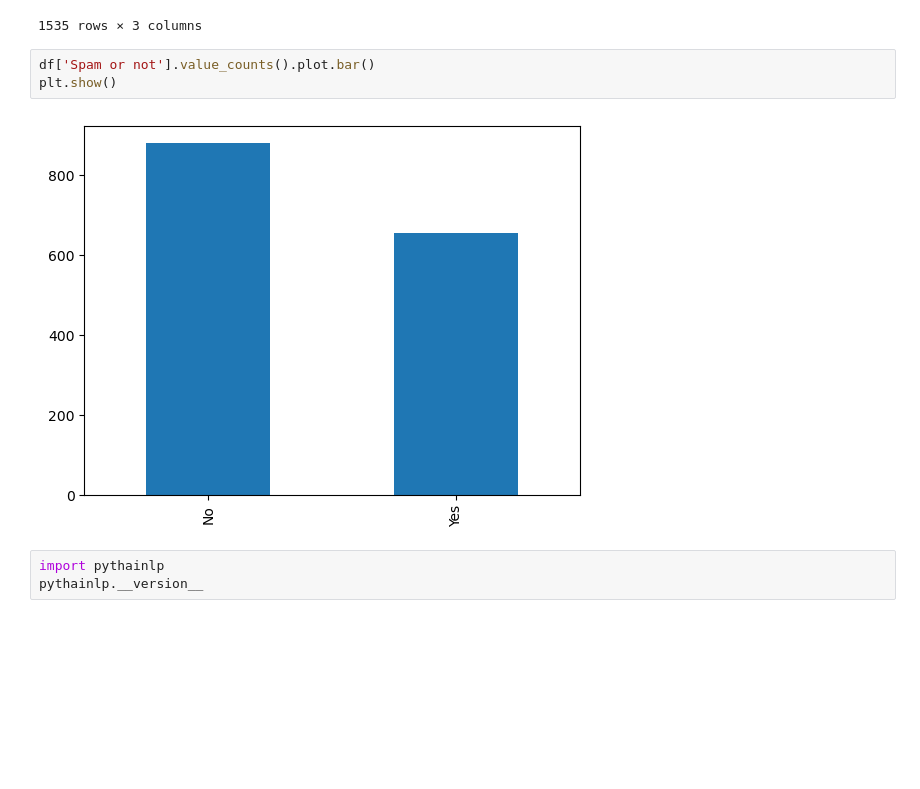
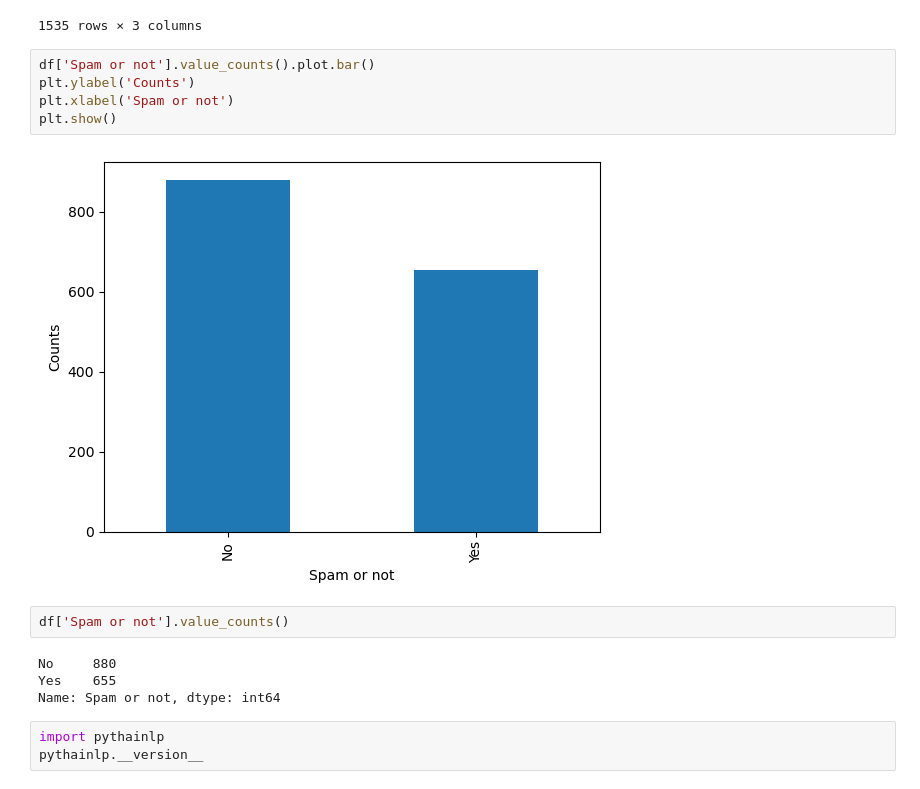
Before and after one commit to Phakamon/Work, a Jupyter notebook: Untitled12.ipynb, the cells around one changed output. Drawn from its saved outputs; the diff is of its cells as text; blank space fills up the shorter version.

```diff
--- a/Untitled12.ipynb
+++ b/Untitled12.ipynb
@@ -84,11 +84,19 @@ df
 | 2102 | 1NWLBCWHKnRCd94ttE5Ax5L1fYKaTE | หมูนุ่มน้ำมันงา นุ่มละมุน ละลายใน... | Yes |
 | 2104 | 1NWLBEnU3EMnAZNhFyRQQj9WgmEuyy | ขนมปังกรอบ | Yes |
 1535 rows × 3 columns
+# %%
+df['Spam or not'].value_counts().plot.bar()
+plt.ylabel('Counts')
+plt.xlabel('Spam or not')
+plt.show()
+# %% [output]
+[figure, added]
 # %%
-df['Spam or not'].value_counts().plot.bar()
-plt.show()
+df['Spam or not'].value_counts()
 # %% [output]
-[figure, removed]
+No     880
+Yes    655
+Name: Spam or not, dtype: int64
 # %%
 import pythainlp
 pythainlp.__version__
```
Also changed, not shown: parts of 5 cells of this notebook.
